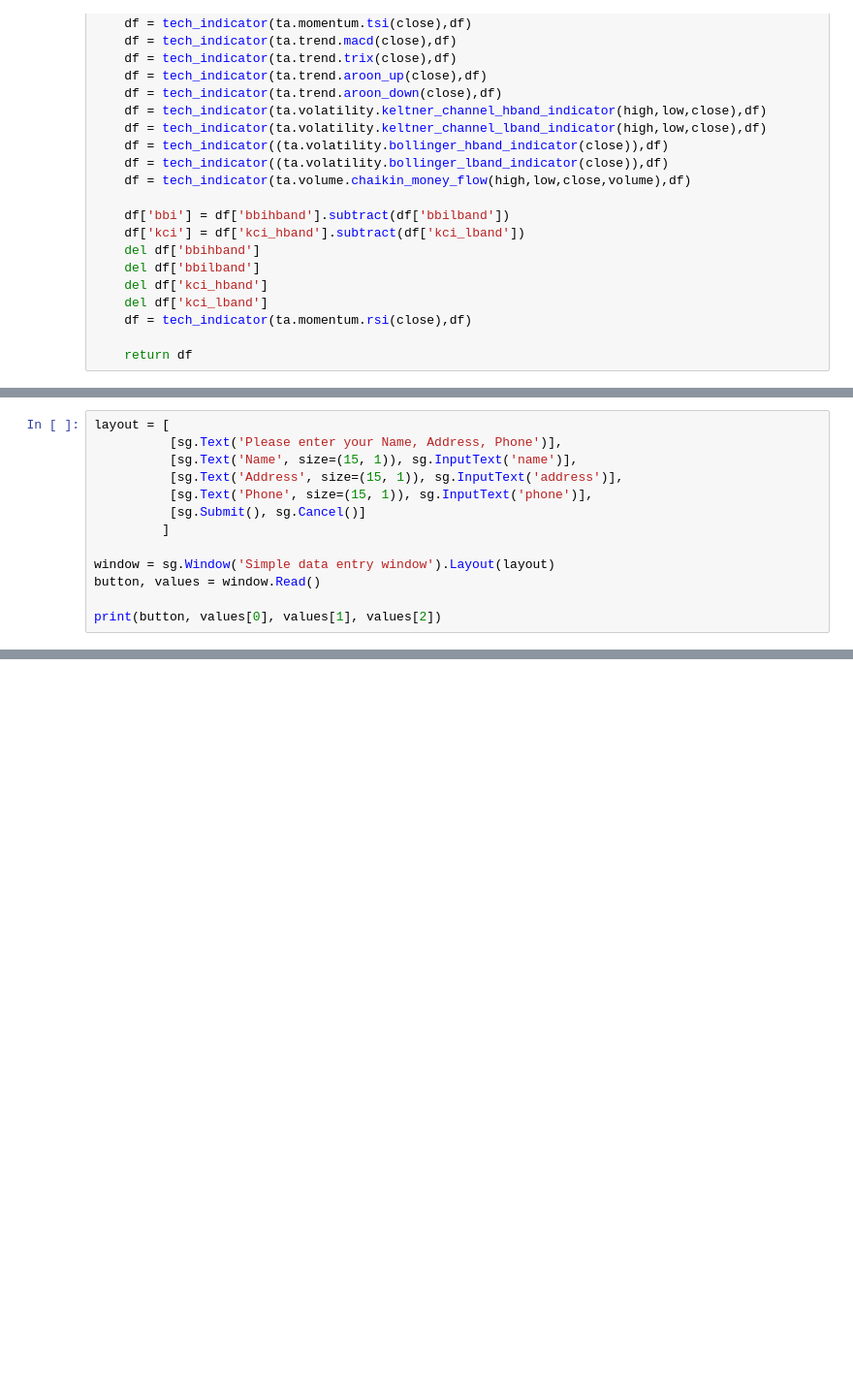
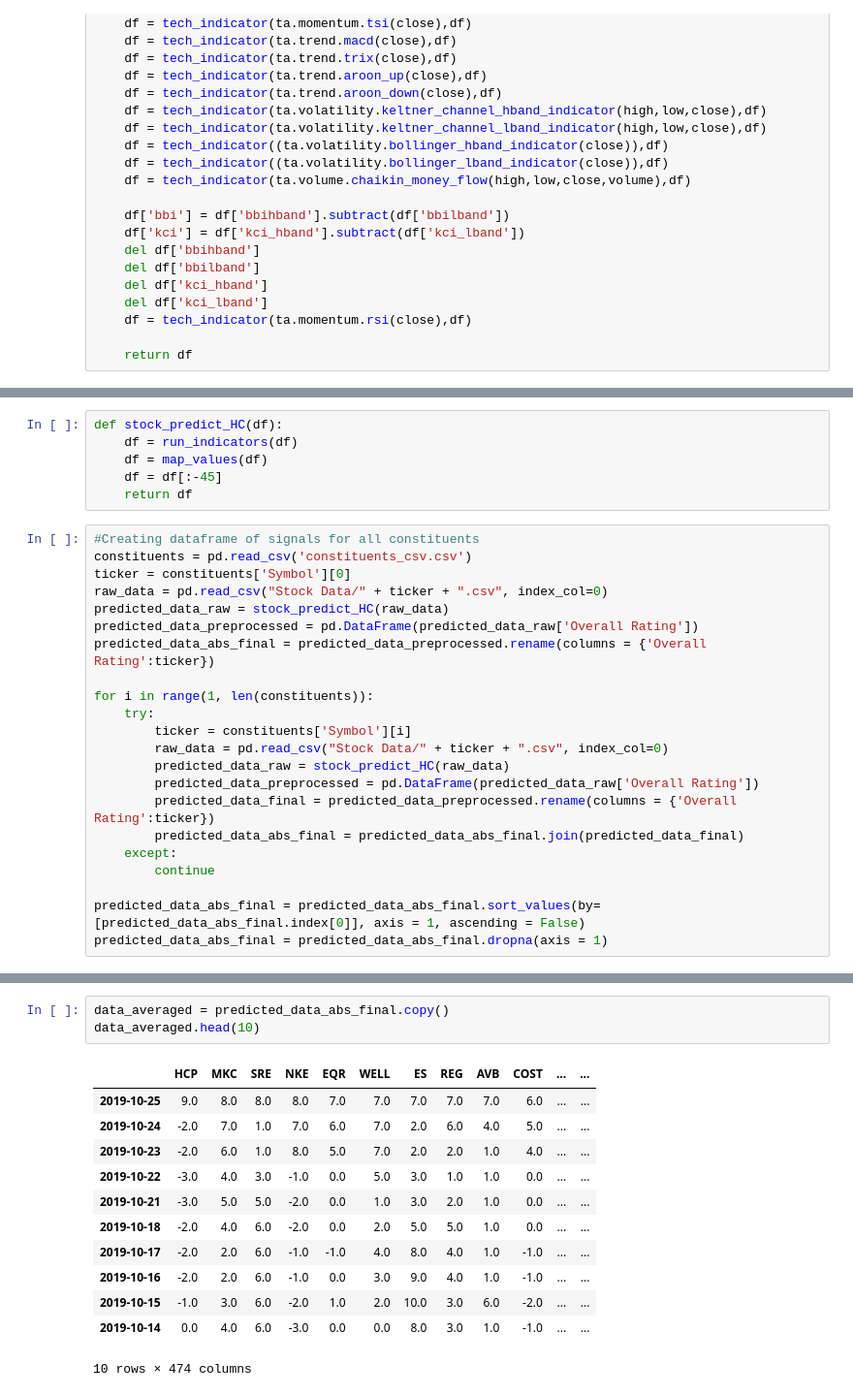
Before and after one commit to rbehal/ticker_picker, a Jupyter notebook: ticker_picker.ipynb, the cells around one changed output, grey strips where cells are left out. Shown at 97% size. Drawn from its saved outputs; the diff is of its cells as text; blank space fills up the shorter version.

```diff
--- a/ticker_picker.ipynb
+++ b/ticker_picker.ipynb
@@ -235,13 +82,0 @@ def run_all():
-# %%
-layout = [
-          [sg.Text('Please enter your Name, Address, Phone')],
-          [sg.Text('Name', size=(15, 1)), sg.InputText('name')],
-          [sg.Text('Address', size=(15, 1)), sg.InputText('address')],
-          [sg.Text('Phone', size=(15, 1)), sg.InputText('phone')],
-          [sg.Submit(), sg.Cancel()]
-         ]
-
-window = sg.Window('Simple data entry window').Layout(layout)
-button, values = window.Read()
-
-print(button, values[0], values[1], values[2])
@@ -266,0 +235,28 @@ print(sys.path)
+# %%
+def stock_predict_HC(df):
+    df = run_indicators(df)
+    df = map_values(df)
+    df = df[:-45]
+    return df
+# %%
+#Creating dataframe of signals for all constituents
+constituents = pd.read_csv('constituents_csv.csv')
+ticker = constituents['Symbol'][0]
+raw_data = pd.read_csv("Stock Data/" + ticker + ".csv", index_col=0)
+predicted_data_raw = stock_predict_HC(raw_data)
+predicted_data_preprocessed = pd.DataFrame(predicted_data_raw['Overall Rating'])
+predicted_data_abs_final = predicted_data_preprocessed.rename(columns = {'Overall Rating':ticker})
+
+for i in range(1, len(constituents)):
+    try:
+        ticker = constituents['Symbol'][i]
+        raw_data = pd.read_csv("Stock Data/" + ticker + ".csv", index_col=0)
+        predicted_data_raw = stock_predict_HC(raw_data)
+        predicted_data_preprocessed = pd.DataFrame(predicted_data_raw['Overall Rating'])
+        predicted_data_final = predicted_data_preprocessed.rename(columns = {'Overall Rating':ticker})
+        predicted_data_abs_final = predicted_data_abs_final.join(predicted_data_final)
+    except:
+        continue
+
+predicted_data_abs_final = predicted_data_abs_final.sort_values(by=[predicted_data_abs_final.index[0]], axis = 1, ascending = False)
+predicted_data_abs_final = predicted_data_abs_final.dropna(axis = 1)
@@ -266,0 +273,16 @@ print(sys.path)
+# %%
+data_averaged = predicted_data_abs_final.copy()
+data_averaged.head(10)
+# %% [output]
+|  | HCP | MKC | SRE | NKE | EQR | WELL | ES | REG | AVB | COST | ... | ... |
+| 2019-10-25 | 9.0 | 8.0 | 8.0 | 8.0 | 7.0 | 7.0 | 7.0 | 7.0 | 7.0 | 6.0 | ... | ... |
+| 2019-10-24 | -2.0 | 7.0 | 1.0 | 7.0 | 6.0 | 7.0 | 2.0 | 6.0 | 4.0 | 5.0 | ... | ... |
+| 2019-10-23 | -2.0 | 6.0 | 1.0 | 8.0 | 5.0 | 7.0 | 2.0 | 2.0 | 1.0 | 4.0 | ... | ... |
+| 2019-10-22 | -3.0 | 4.0 | 3.0 | -1.0 | 0.0 | 5.0 | 3.0 | 1.0 | 1.0 | 0.0 | ... | ... |
+| 2019-10-21 | -3.0 | 5.0 | 5.0 | -2.0 | 0.0 | 1.0 | 3.0 | 2.0 | 1.0 | 0.0 | ... | ... |
+| 2019-10-18 | -2.0 | 4.0 | 6.0 | -2.0 | 0.0 | 2.0 | 5.0 | 5.0 | 1.0 | 0.0 | ... | ... |
+| 2019-10-17 | -2.0 | 2.0 | 6.0 | -1.0 | -1.0 | 4.0 | 8.0 | 4.0 | 1.0 | -1.0 | ... | ... |
+| 2019-10-16 | -2.0 | 2.0 | 6.0 | -1.0 | 0.0 | 3.0 | 9.0 | 4.0 | 1.0 | -1.0 | ... | ... |
+| 2019-10-15 | -1.0 | 3.0 | 6.0 | -2.0 | 1.0 | 2.0 | 10.0 | 3.0 | 6.0 | -2.0 | ... | ... |
+| 2019-10-14 | 0.0 | 4.0 | 6.0 | -3.0 | 0.0 | 0.0 | 8.0 | 3.0 | 1.0 | -1.0 | ... | ... |
+10 rows × 474 columns
```
Also changed, not shown: parts of 14 cells of this notebook.
